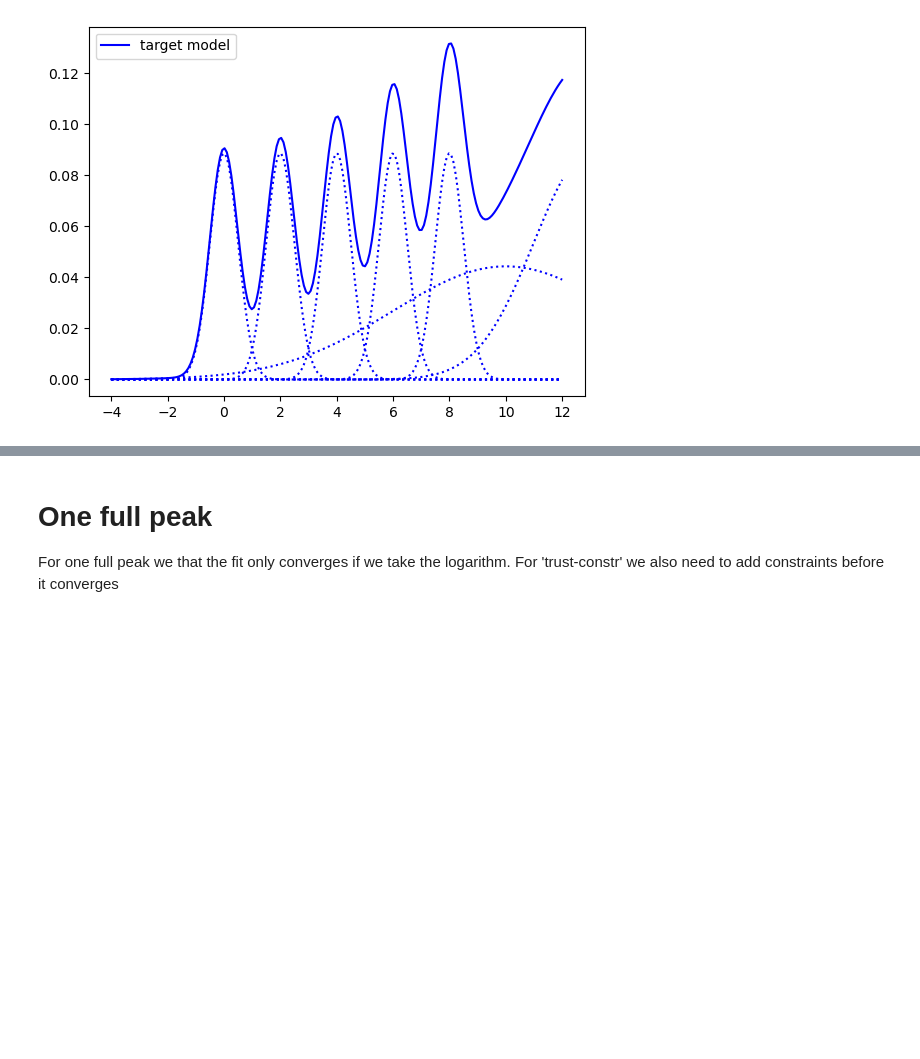
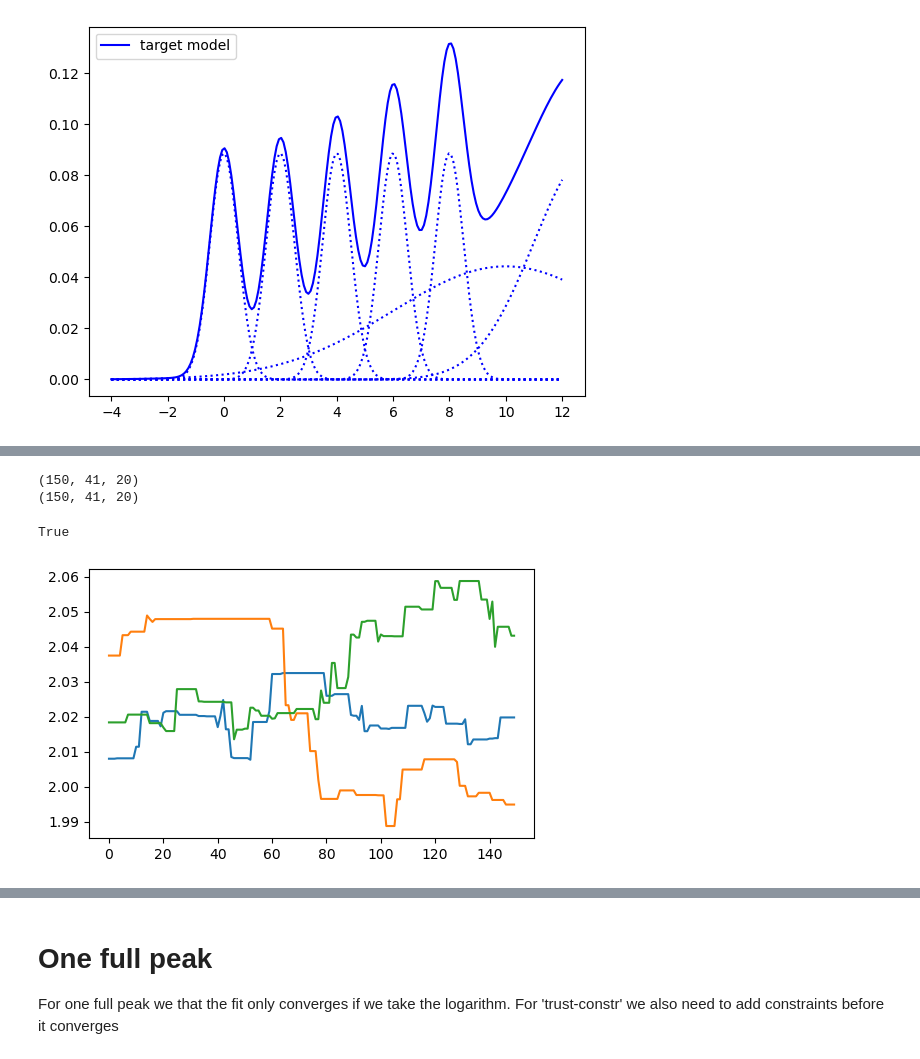
Before and after one commit to localoptimum/emtk, a Jupyter notebook: multipeak.ipynb, the cells around one changed output, grey strips where cells are left out. Saved outputs shown, nothing was run; the diff lists cells and outputs as text; code cells hidden in the pictures; blank space fills up the shorter version.

```diff
--- a/multipeak.ipynb
+++ b/multipeak.ipynb
@@ -611,0 +871,26 @@ RMSD 0.3703909035647235 0.191628092829184 0.41151572746269405 0.4116758401261157
+# %%
+chz = ema1.sampler.get_chain()
+nwk = ema1.nwalkers
+ndm = ema1.ndim
+
+rlen = chz.shape[0]
+
+print(chz.shape)
+
+burned = chz[-1000::]
+#=np.delete(chz, np.s_[rlen-42:rlen], axis=0)
+print(burned.shape)
+ch1 = burned[:,0,1]
+ch2 = burned[:,2,1]
+ch3 = burned[:,3,1]
+fig,ax=plt.subplots()
+ax.plot(ch1)
+ax.plot(ch2)
+ax.plot(ch3)
+
+ema1.self_check()
+# %% [output]
+(150, 41, 20)
+(150, 41, 20)
+True
+[figure, added]
```
Also changed, not shown: parts of 14 cells of this notebook.
